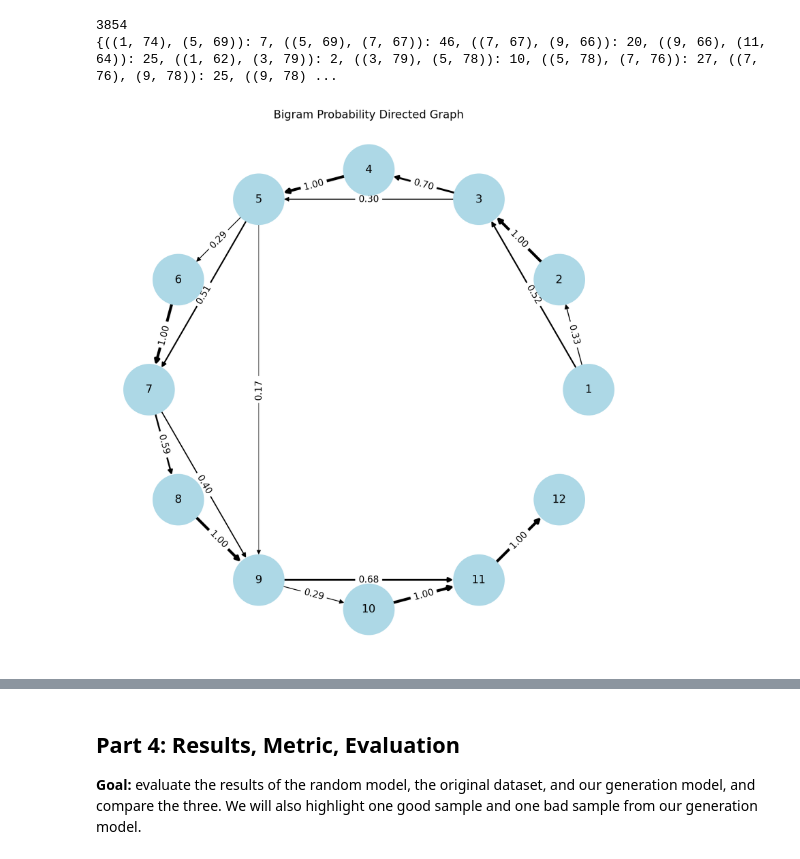
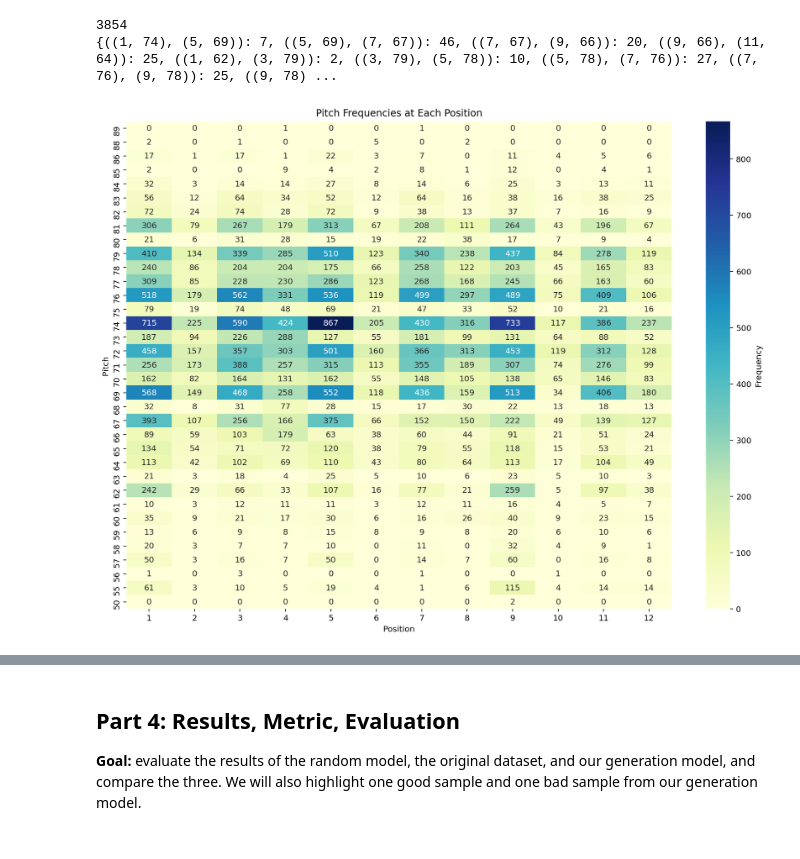
Before and after one commit to zwierski/dh-401-melody-generation-group-2, a Jupyter notebook: assignment1_copy.ipynb, the cells around one changed output, grey strips where cells are left out. Saved outputs shown, nothing was run; the diff lists cells and outputs as text; code cells hidden in the pictures.

```diff
--- a/assignment1_copy.ipynb
+++ b/assignment1_copy.ipynb
@@ -480,33 +470,43 @@ bigram_prob = bigram_counts / row_sums
-# %%
-# use networkx to visualize the bigram matrix
-note_labels = ['1', '2', '3', '4', '5', '6', '7', '8', '9', '10', '11', '12']
-
-# Create a directed graph from the bigram probabilities
-G = nx.DiGraph()
-for i, row in enumerate(bigram_prob):
-    for j, prob in enumerate(row):
-        if prob > 0.1:
-            G.add_edge(note_labels[i], note_labels[j], weight=prob)
-
-# Visualize the directed graph
-plt.figure(figsize=(8,8))
-
-# Create a circular layout with the correct order
-pos = {note_labels[i]: (np.cos(2 * np.pi * i / 12), np.sin(2 * np.pi * i / 12)) for i in range(12)}
-
-# Calculate edge widths based on their weights
-edge_weights = nx.get_edge_attributes(G, 'weight')
-edge_widths = [d * 3 for d in edge_weights.values()]
-
-# Draw the graph with the calculated edge widths and custom positions
-nx.draw(G, pos, node_color='lightblue', with_labels=True, node_size=3000, width=edge_widths)
-labels = nx.get_edge_attributes(G, 'weight')
-nx.draw_networkx_edge_labels(G, pos, edge_labels={(u, v): f"{d:.2f}" for (u, v), d in labels.items()})
-plt.title('Bigram Probability Directed Graph')
-plt.savefig('bigram_probability_directed_graph.png', dpi=300, bbox_inches='tight')
-plt.show()
-# %% [output]
-[figure, removed]
+# %%
+import pandas as pd
+import matplotlib.pyplot as plt
+import seaborn as sns
+from collections import defaultdict
+
+position_pitch_freq = defaultdict(int)
+
+for beat_pitch in data['beat_pitch']:
+    for bar in beat_pitch:
+        for (pos, pitch) in bar:
+            if pos <13:
+                position_pitch_freq[(pos,pitch)] += 1
+
+# Convert the defaultdict to a DataFrame
+df = pd.DataFrame.from_dict(position_pitch_freq, orient='index')
+
+# Reset the index and rename the columns
+df = df.reset_index()
+df.columns = ['Position_Pitch', 'Frequency']
+
+# Create separate columns for Position and Pitch
+df[['Position', 'Pitch']] = pd.DataFrame(df['Position_Pitch'].tolist(), index=df.index)
+df = df.drop('Position_Pitch', axis=1)
+
+# Pivot the DataFrame to create a multi-index with Position and Pitch
+df_pivot = df.pivot_table(index='Pitch', columns='Position', values='Frequency', fill_value=0)
+
+# Sort the DataFrame by the index (Pitch) in ascending order
+df_pivot = df_pivot.sort_index(ascending=False)
+# %%
+plt.figure(figsize=(15, 11))
+sns.heatmap(df_pivot, annot=True, fmt=".0f", cmap="YlGnBu", cbar_kws={'label': 'Frequency'})
+plt.xlabel("Position")
+plt.ylabel("Pitch")
+plt.title("Pitch Frequencies at Each Position")
+plt.savefig('pitch_frequency.png')
+plt.show()
+# %% [output]
+[figure, added]
 # %%
 # the generation model
 
```
Also changed, not shown: parts of 10 cells of this notebook, 2 other files.
